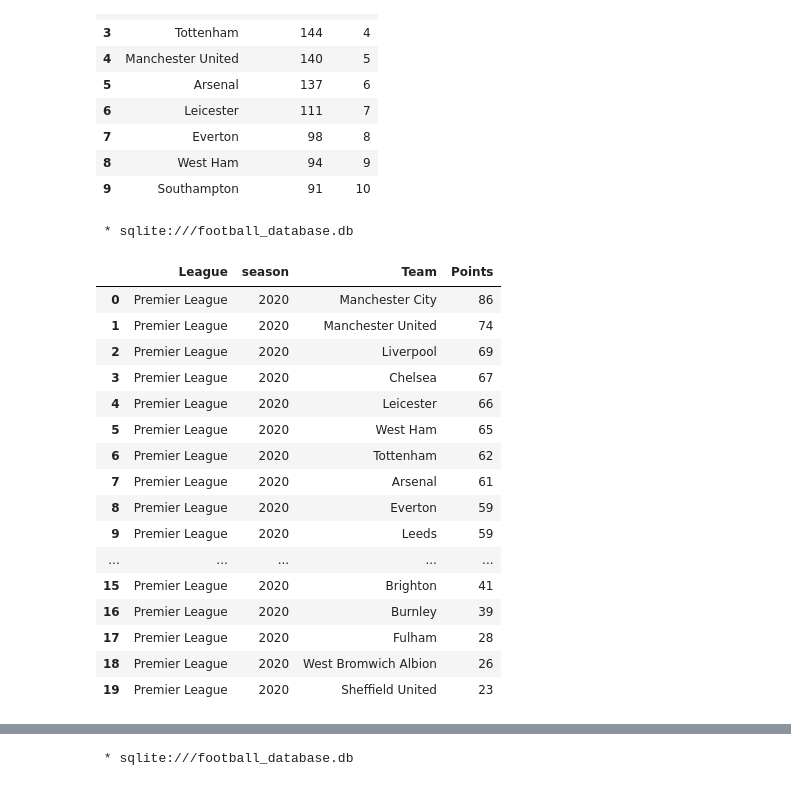
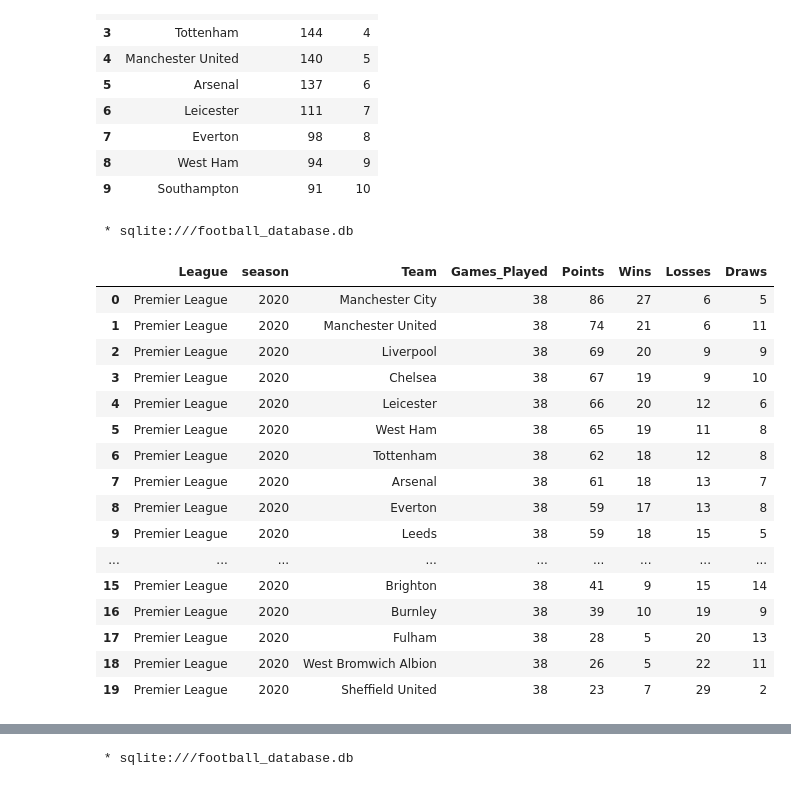
Before and after one commit to Zaki978/European-Soccer-SQL-Data-Project, a Jupyter notebook: EU Football SQL Project.ipynb, the cells around one changed output, grey strips where cells are left out. Drawn from its saved outputs; the diff is of its cells as text; code cells hidden in the pictures.

```diff
--- a/EU Football SQL Project.ipynb
+++ b/EU Football SQL Project.ipynb
@@ -517,38 +550,48 @@ LIMIT 10;
 # %%
 %%sql
 -- Calculate the points for each team in the Premier League 2020
 SELECT l.name AS League,
        g.season,
        t.name AS Team,
+       Count(*) AS Games_Played,
        COUNT((CASE
             --Home teams wins
             WHEN homeGoals > awayGoals AND g.homeTeamID = t.teamID THEN 1
             --Away teams wins
             WHEN homeGoals < awayGoals AND g.awayTeamID = t.teamID THEN 1 END)) * 3 +
        --Tie
-       COUNT(CASE WHEN homeGoals = awayGoals THEN 1 END) AS Points
+       COUNT(CASE WHEN homeGoals = awayGoals THEN 1 END) AS Points,
+       -- Count all Wins
+       COUNT(CASE
+            WHEN homeGoals > awayGoals AND g.homeTeamID = t.teamID THEN 1
+            WHEN homeGoals < awayGoals AND g.awayTeamID = t.teamID THEN 1 END)  AS Wins,
+       COUNT(CASE
+            WHEN homeGoals < awayGoals AND g.homeTeamID = t.teamID THEN 1
+            WHEN homeGoals > awayGoals AND g.awayTeamID = t.teamID THEN 1 END)  AS Losses,
+       COUNT(CASE WHEN homeGoals = awayGoals THEN 1 END) AS Draws
+
 FROM games g
 LEFT JOIN leagues l ON l.leagueID = g.leagueID
 LEFT JOIN teams t ON t.teamID IN (g.homeTeamID, g.awayTeamID)
 WHERE l.name = 'Premier League' AND g.season = '2020'
 GROUP BY l.leagueID, g.season, t.name
 ORDER BY Points DESC
 # %% [output]
  * sqlite:///football_database.db
-|  | League | season | Team | Points |
-| 0 | Premier League | 2020 | Manchester City | 86 |
-| 1 | Premier League | 2020 | Manchester United | 74 |
-| 2 | Premier League | 2020 | Liverpool | 69 |
-| 3 | Premier League | 2020 | Chelsea | 67 |
-| 4 | Premier League | 2020 | Leicester | 66 |
-| 5 | Premier League | 2020 | West Ham | 65 |
-| 6 | Premier League | 2020 | Tottenham | 62 |
-| 7 | Premier League | 2020 | Arsenal | 61 |
-| 8 | Premier League | 2020 | Everton | 59 |
-| 9 | Premier League | 2020 | Leeds | 59 |
-| ... | ... | ... | ... | ... |
-| 15 | Premier League | 2020 | Brighton | 41 |
-| 16 | Premier League | 2020 | Burnley | 39 |
-| 17 | Premier League | 2020 | Fulham | 28 |
-| 18 | Premier League | 2020 | West Bromwich Albion | 26 |
-| 19 | Premier League | 2020 | Sheffield United | 23 |
+|  | League | season | Team | Games_Played | Points | Wins | Losses | Draws |
+| 0 | Premier League | 2020 | Manchester City | 38 | 86 | 27 | 6 | 5 |
+| 1 | Premier League | 2020 | Manchester United | 38 | 74 | 21 | 6 | 11 |
+| 2 | Premier League | 2020 | Liverpool | 38 | 69 | 20 | 9 | 9 |
+| 3 | Premier League | 2020 | Chelsea | 38 | 67 | 19 | 9 | 10 |
+| 4 | Premier League | 2020 | Leicester | 38 | 66 | 20 | 12 | 6 |
+| 5 | Premier League | 2020 | West Ham | 38 | 65 | 19 | 11 | 8 |
+| 6 | Premier League | 2020 | Tottenham | 38 | 62 | 18 | 12 | 8 |
+| 7 | Premier League | 2020 | Arsenal | 38 | 61 | 18 | 13 | 7 |
+| 8 | Premier League | 2020 | Everton | 38 | 59 | 17 | 13 | 8 |
+| 9 | Premier League | 2020 | Leeds | 38 | 59 | 18 | 15 | 5 |
+| ... | ... | ... | ... | ... | ... | ... | ... | ... |
+| 15 | Premier League | 2020 | Brighton | 38 | 41 | 9 | 15 | 14 |
+| 16 | Premier League | 2020 | Burnley | 38 | 39 | 10 | 19 | 9 |
+| 17 | Premier League | 2020 | Fulham | 38 | 28 | 5 | 20 | 13 |
+| 18 | Premier League | 2020 | West Bromwich Albion | 38 | 26 | 5 | 22 | 11 |
+| 19 | Premier League | 2020 | Sheffield United | 38 | 23 | 7 | 29 | 2 |
```
Also changed, not shown: parts of 5 cells of this notebook.
